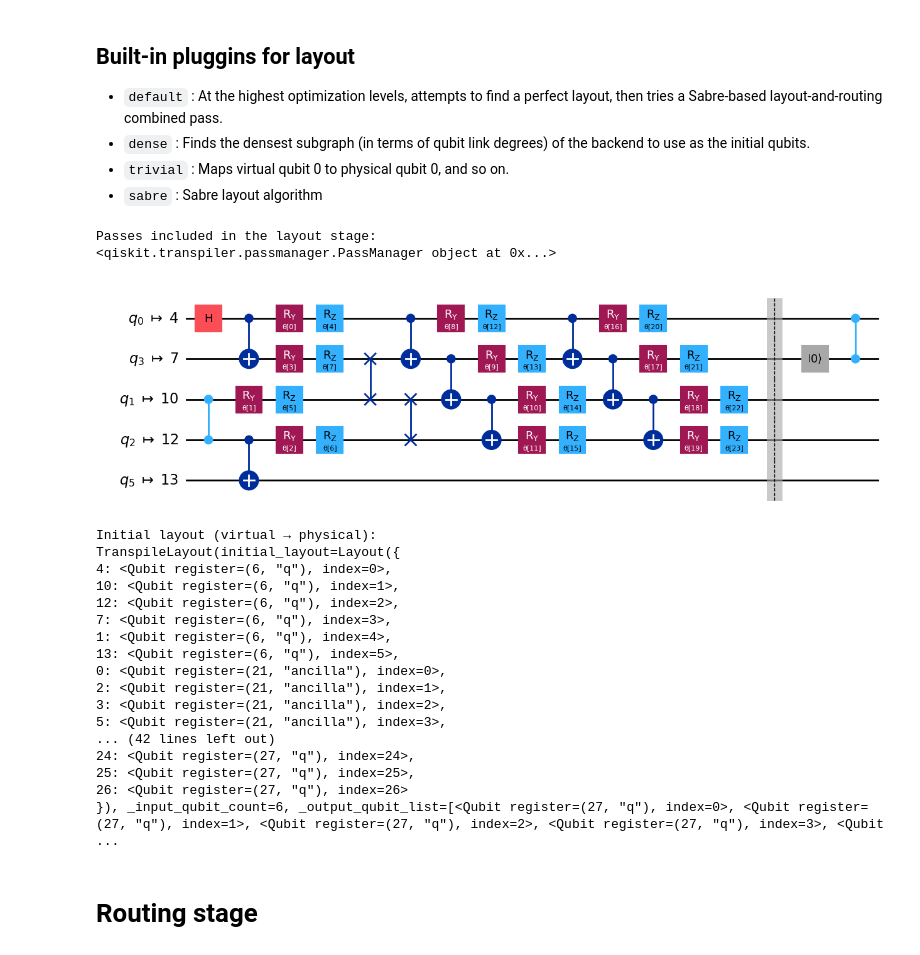
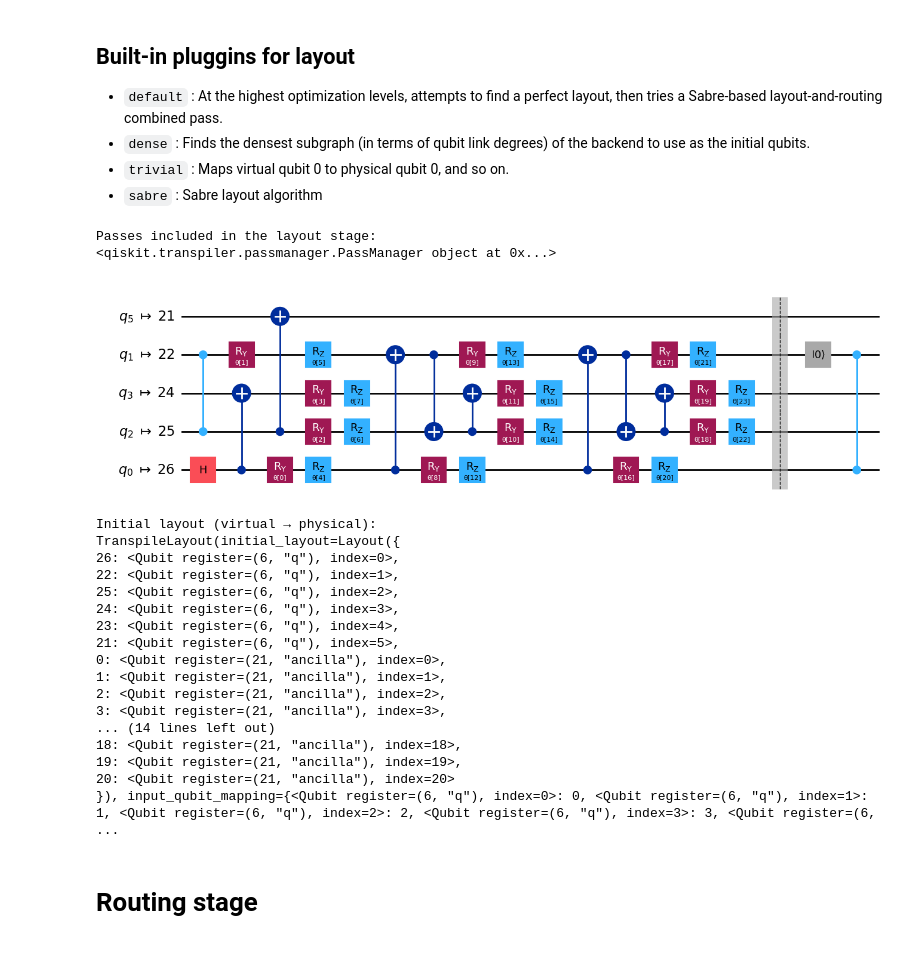
Before and after one commit to drmithileshkumar/qiskit, a Jupyter notebook: 14_Transpilation.ipynb, the cells around one changed output. Saved outputs shown, nothing was run; the diff lists cells and outputs as text; code cells hidden in the pictures.

```diff
--- a/14_Transpilation.ipynb
+++ b/14_Transpilation.ipynb
@@ -809,6 +829,8 @@ from qiskit.transpiler.passes import (
     TrivialLayout,
     VF2Layout,
     DenseLayout,
+    FullAncillaAllocation,      # ← important: claims idle physical qubits as ancilla
+    EnlargeWithAncilla,
     ApplyLayout,
     SabreLayout,               # often used in higher optimization levels
     VF2PostLayout,             # optional: post-routing layout improvement
@@ -816,52 +838,54 @@ from qiskit.transpiler.passes import (
 # Option A: Explicit / custom layout stage with common passes
 layout_passes_explicit = [
     TrivialLayout(coupling_map=backend.coupling_map),
     VF2Layout(
         target=backend.target,
         # coupling_map=backend.coupling_map,
         # properties=backend.properties(),
         max_trials=2500,                # increase if you want more thorough search
         strict_direction=True,
     ),
     DenseLayout(
         target=backend.target
     ),
+    FullAncillaAllocation(coupling_map=backend.coupling_map),   # or backend.target
+    EnlargeWithAncilla(),
     ApplyLayout(),
 ]
 
 custom_layout_stage = PassManager(layout_passes_explicit)
 built_in_layout_stage = ref_pm.layout
-pm_custom.layout = built_in_layout_stage
+pm_custom.layout = custom_layout_stage
 print("\nPasses included in the layout stage:")
 print(pm_custom.layout)
 # === After running the pass manager, you can inspect the chosen layout ===
 qc_after_init_layout = pm_custom.run(qc)
 display(qc_after_init_layout.draw("mpl"))
 # Show the virtual → physical qubit mapping that was applied
 if qc_after_init_layout.layout:
     print("\nInitial layout (virtual → physical):")
     print(qc_after_init_layout.layout)
 # %% [output]
 Passes included in the layout stage:
 <qiskit.transpiler.passmanager.PassManager object at 0x...>
-[figure, old version]
+[figure, new version]
 Initial layout (virtual → physical):
 TranspileLayout(initial_layout=Layout({
-4: <Qubit register=(6, "q"), index=0>,
-10: <Qubit register=(6, "q"), index=1>,
-12: <Qubit register=(6, "q"), index=2>,
-7: <Qubit register=(6, "q"), index=3>,
-1: <Qubit register=(6, "q"), index=4>,
-13: <Qubit register=(6, "q"), index=5>,
+26: <Qubit register=(6, "q"), index=0>,
+22: <Qubit register=(6, "q"), index=1>,
+25: <Qubit register=(6, "q"), index=2>,
+24: <Qubit register=(6, "q"), index=3>,
+23: <Qubit register=(6, "q"), index=4>,
+21: <Qubit register=(6, "q"), index=5>,
 0: <Qubit register=(21, "ancilla"), index=0>,
-2: <Qubit register=(21, "ancilla"), index=1>,
-3: <Qubit register=(21, "ancilla"), index=2>,
-5: <Qubit register=(21, "ancilla"), index=3>,
-... (42 lines left out)
-24: <Qubit register=(27, "q"), index=24>,
-25: <Qubit register=(27, "q"), index=25>,
-26: <Qubit register=(27, "q"), index=26>
-}), _input_qubit_count=6, _output_qubit_list=[<Qubit register=(27, "q"), index=0>, <Qubit register=(27, "q"), index=1>, <Qubit register=(27, "q"), index=2>, <Qubit register=(27, "q"), index=3>, <Qubit ...
+1: <Qubit register=(21, "ancilla"), index=1>,
+2: <Qubit register=(21, "ancilla"), index=2>,
+3: <Qubit register=(21, "ancilla"), index=3>,
+... (14 lines left out)
+18: <Qubit register=(21, "ancilla"), index=18>,
+19: <Qubit register=(21, "ancilla"), index=19>,
+20: <Qubit register=(21, "ancilla"), index=20>
+}), input_qubit_mapping={<Qubit register=(6, "q"), index=0>: 0, <Qubit register=(6, "q"), index=1>: 1, <Qubit register=(6, "q"), index=2>: 2, <Qubit register=(6, "q"), index=3>: 3, <Qubit register=(6, ...
 # %% [markdown]
 # Routing stage
 # %%
```
Also changed, not shown: parts of 1 cell of this notebook, 2 other files.
